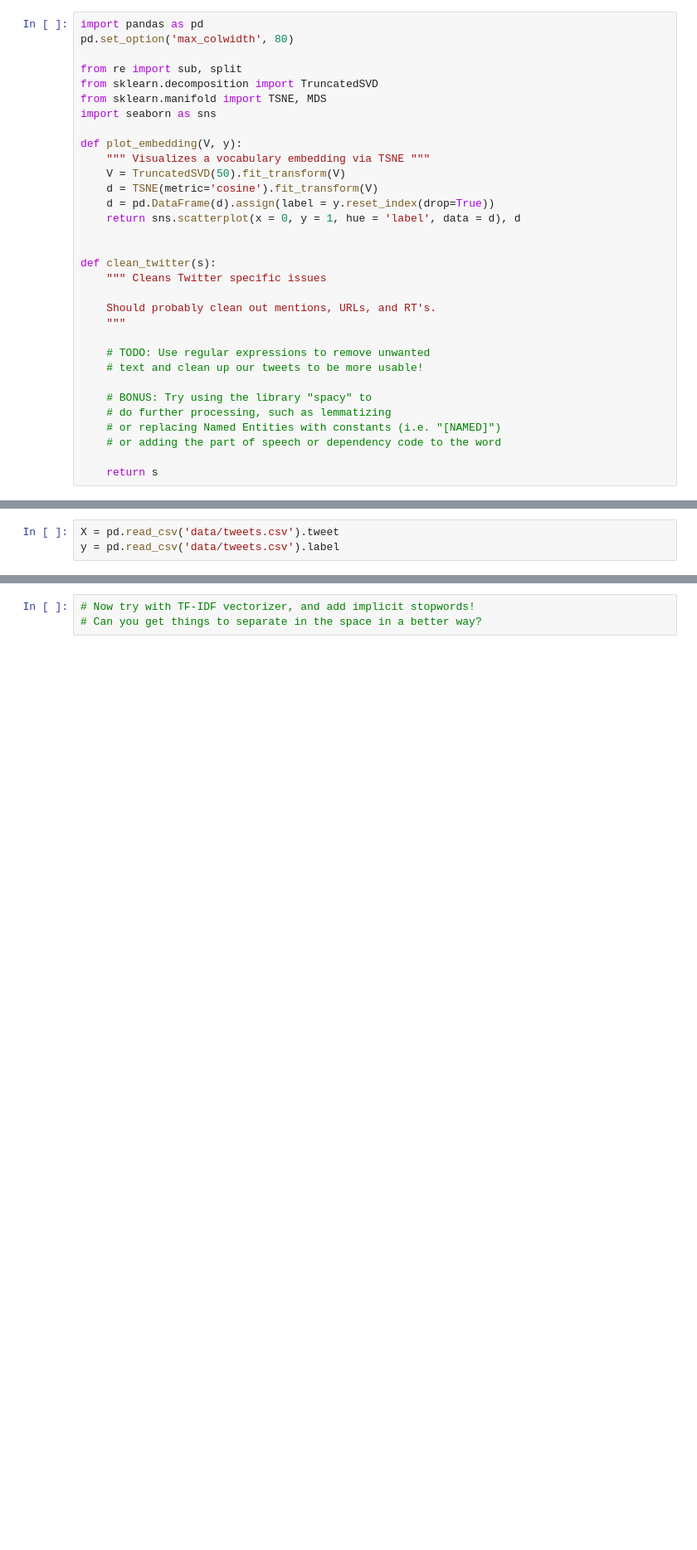
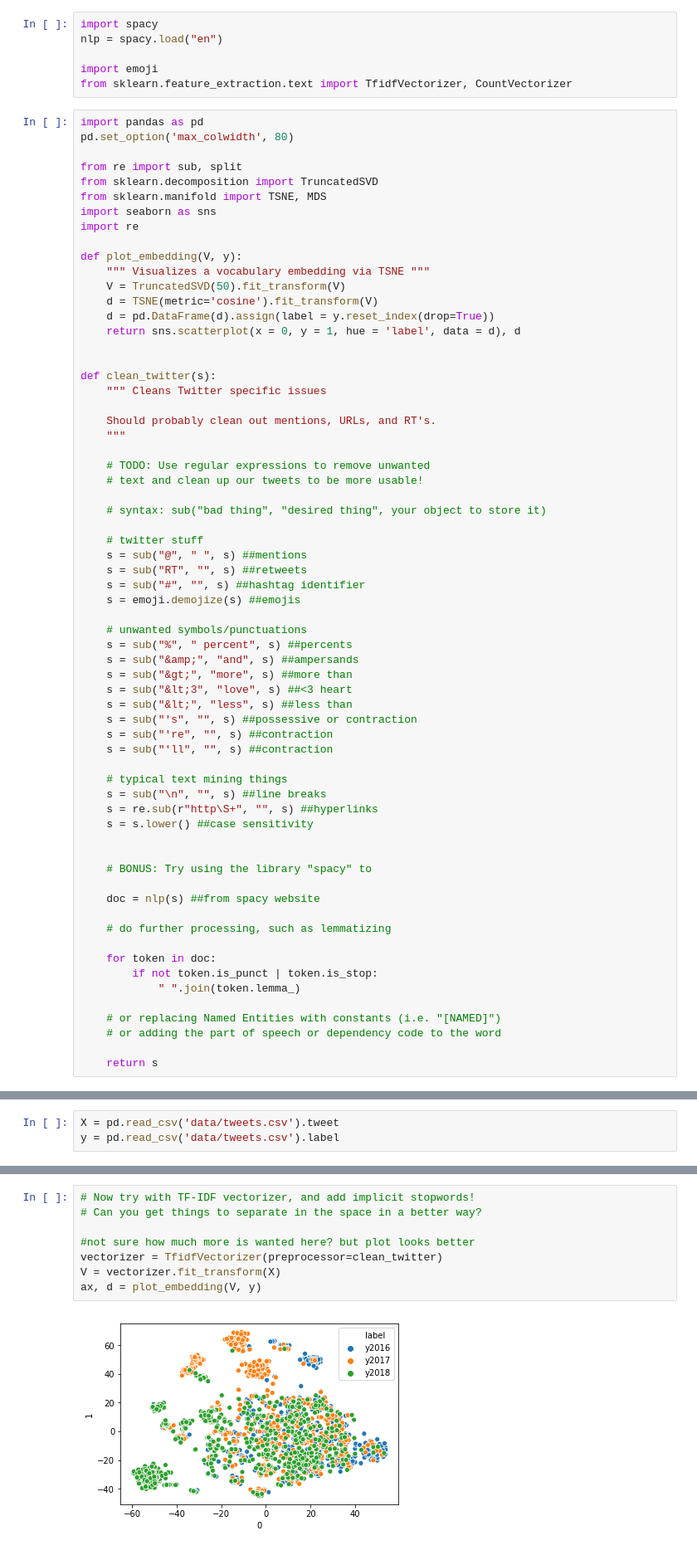
Before and after one commit to nandanrao/text-mining, a Jupyter notebook: exercise-1.ipynb, the cells around one changed output, grey strips where cells are left out. Shown at 83% size. Drawn from its saved outputs; the diff is of its cells as text; blank space fills up the shorter version.

Commit message:
cleaned tweets

```diff
--- a/exercise-1.ipynb
+++ b/exercise-1.ipynb
@@ -1,3 +4,9 @@
+# %%
+import spacy
+nlp = spacy.load("en")
+
+import emoji
+from sklearn.feature_extraction.text import TfidfVectorizer, CountVectorizer
 # %%
 import pandas as pd
 pd.set_option('max_colwidth', 80)
@@ -6,6 +15,7 @@ from re import sub, split
 from sklearn.decomposition import TruncatedSVD
 from sklearn.manifold import TSNE, MDS
 import seaborn as sns
+import re
 
 def plot_embedding(V, y):
     """ Visualizes a vocabulary embedding via TSNE """
@@ -24,8 +34,40 @@ def clean_twitter(s):
     # TODO: Use regular expressions to remove unwanted
     # text and clean up our tweets to be more usable!
 
+    # syntax: sub("bad thing", "desired thing", your object to store it)
+
+    # twitter stuff
+    s = sub("@", " ", s) ##mentions
+    s = sub("RT", "", s) ##retweets
+    s = sub("#", "", s) ##hashtag identifier
+    s = emoji.demojize(s) ##emojis
+
+    # unwanted symbols/punctuations
+    s = sub("%", " percent", s) ##percents
+    s = sub("&amp;", "and", s) ##ampersands
+    s = sub("&gt;", "more", s) ##more than
+    s = sub("&lt;3", "love", s) ##<3 heart
+    s = sub("&lt;", "less", s) ##less than
+    s = sub("'s", "", s) ##possessive or contraction
+    s = sub("'re", "", s) ##contraction
+    s = sub("'ll", "", s) ##contraction
+
+    # typical text mining things
+    s = sub("\n", "", s) ##line breaks
+    s = re.sub(r"http\S+", "", s) ##hyperlinks
+    s = s.lower() ##case sensitivity
+
+
     # BONUS: Try using the library "spacy" to
+
+    doc = nlp(s) ##from spacy website
+
     # do further processing, such as lemmatizing
+
+    for token in doc:
+        if not token.is_punct | token.is_stop:
+            " ".join(token.lemma_)
+
     # or replacing Named Entities with constants (i.e. "[NAMED]")
     # or adding the part of speech or dependency code to the word
 
@@ -53,3 +126,10 @@ ax, d = plot_embedding(V, y)
 # %%
 # Now try with TF-IDF vectorizer, and add implicit stopwords!
 # Can you get things to separate in the space in a better way?
+
+#not sure how much more is wanted here? but plot looks better
+vectorizer = TfidfVectorizer(preprocessor=clean_twitter)
+V = vectorizer.fit_transform(X)
+ax, d = plot_embedding(V, y)
+# %% [output]
+[figure, added]
```
Also changed, not shown: parts of 6 cells of this notebook.
